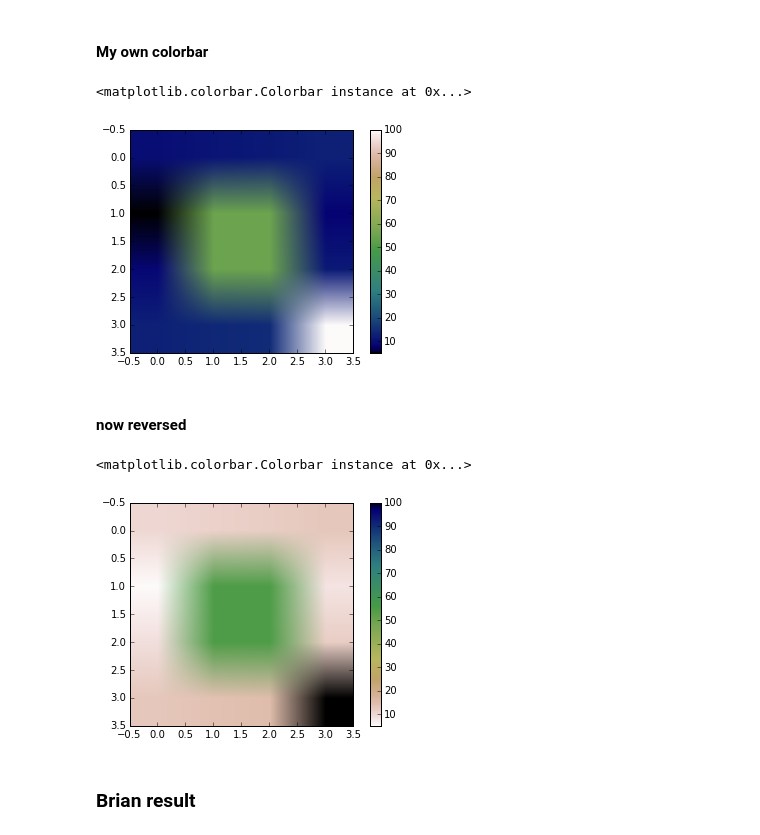
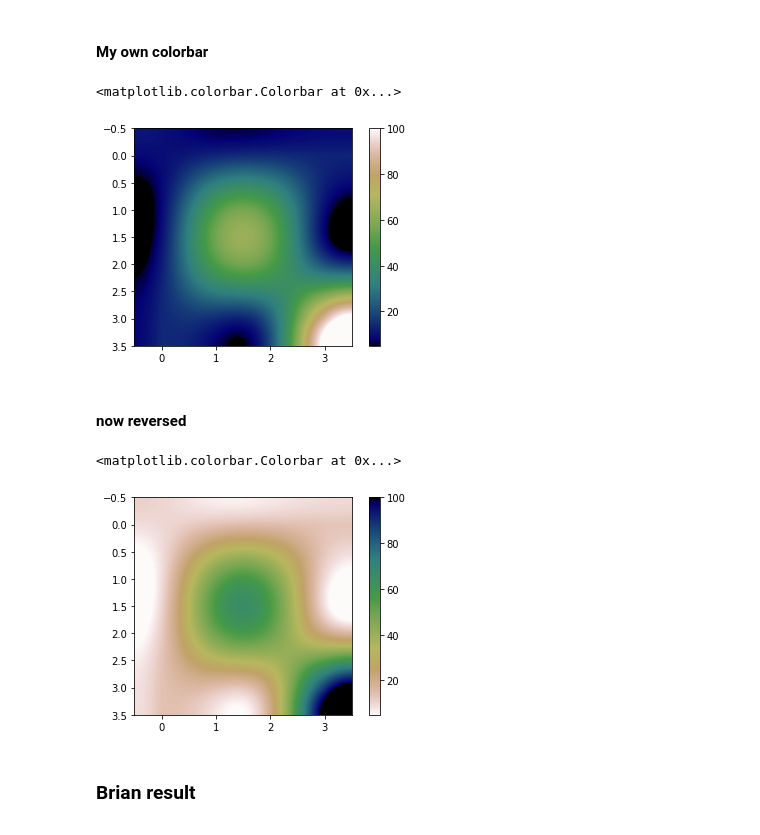
Before and after one commit to bmaillou/BigDataPython, a Jupyter notebook: TwoDArrays.ipynb, the cells around one changed output. Cells and saved outputs as stored; diff of their text form; code cells hidden in the pictures.

```diff
--- a/TwoDArrays.ipynb
+++ b/TwoDArrays.ipynb
@@ -347,19 +349,19 @@ If you got through this quickly see if you can go back to manyY and get the equa
 # %% [markdown]
 #### My own colorbar
 # %%
-plt.imshow(twoD,cmap='gist_earth')
+plt.imshow(twoD,cmap='gist_earth',interpolation='bessel')
 plt.colorbar()
 # %% [output]
-<matplotlib.colorbar.Colorbar instance at 0x...>
+<matplotlib.colorbar.Colorbar at 0x...>
-[figure, old version]
+[figure, new version]
 # %% [markdown]
 #### now reversed
 # %%
-plt.imshow(twoD,cmap='gist_earth_r')
+plt.imshow(twoD,cmap='gist_earth_r',interpolation='bessel')
 plt.colorbar()
 # %% [output]
-<matplotlib.colorbar.Colorbar instance at 0x...>
+<matplotlib.colorbar.Colorbar at 0x...>
-[figure, old version]
+[figure, new version]
 # %% [markdown]
 ### Brian result
 # %%
```
Also changed, not shown: parts of 23 cells of this notebook.
